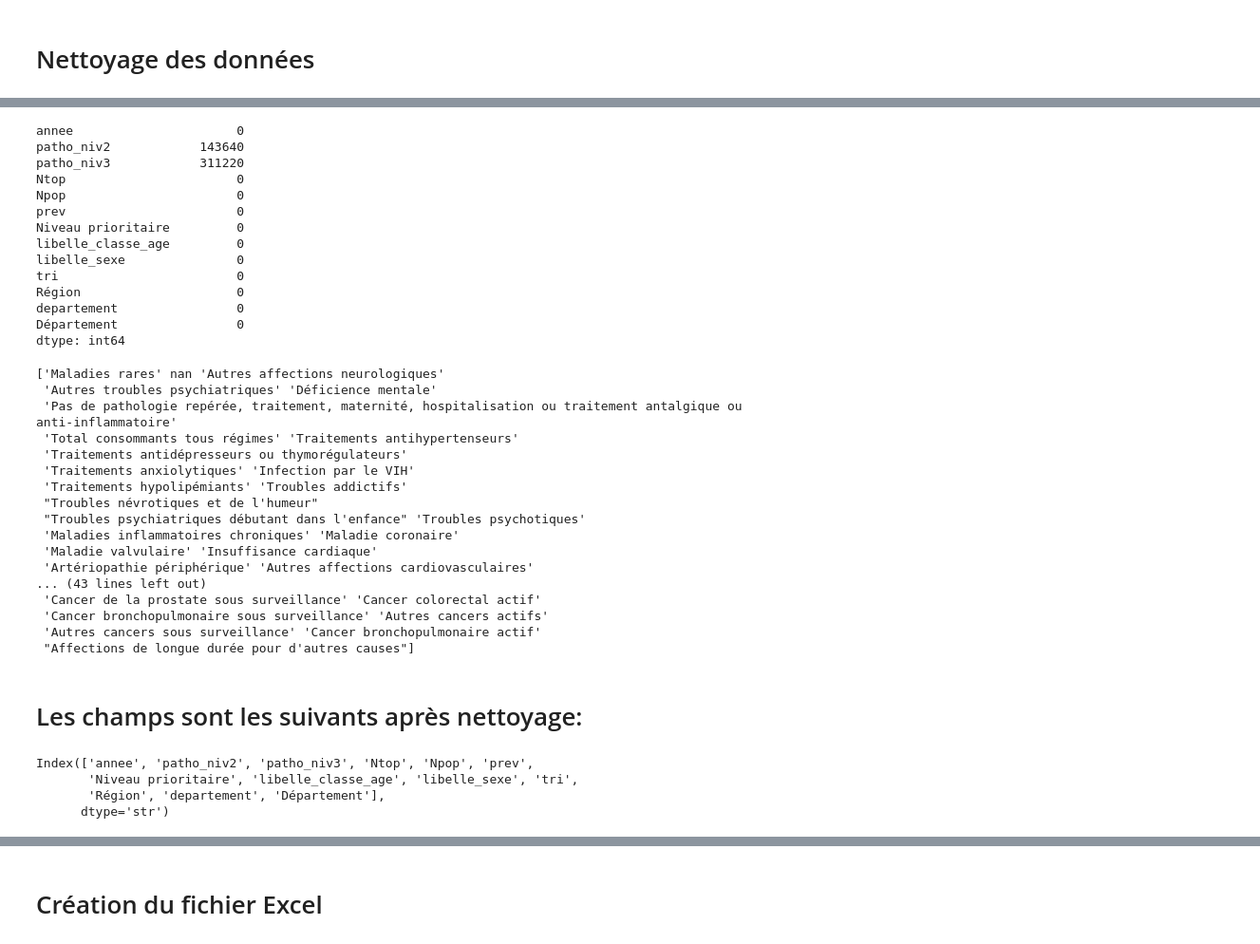
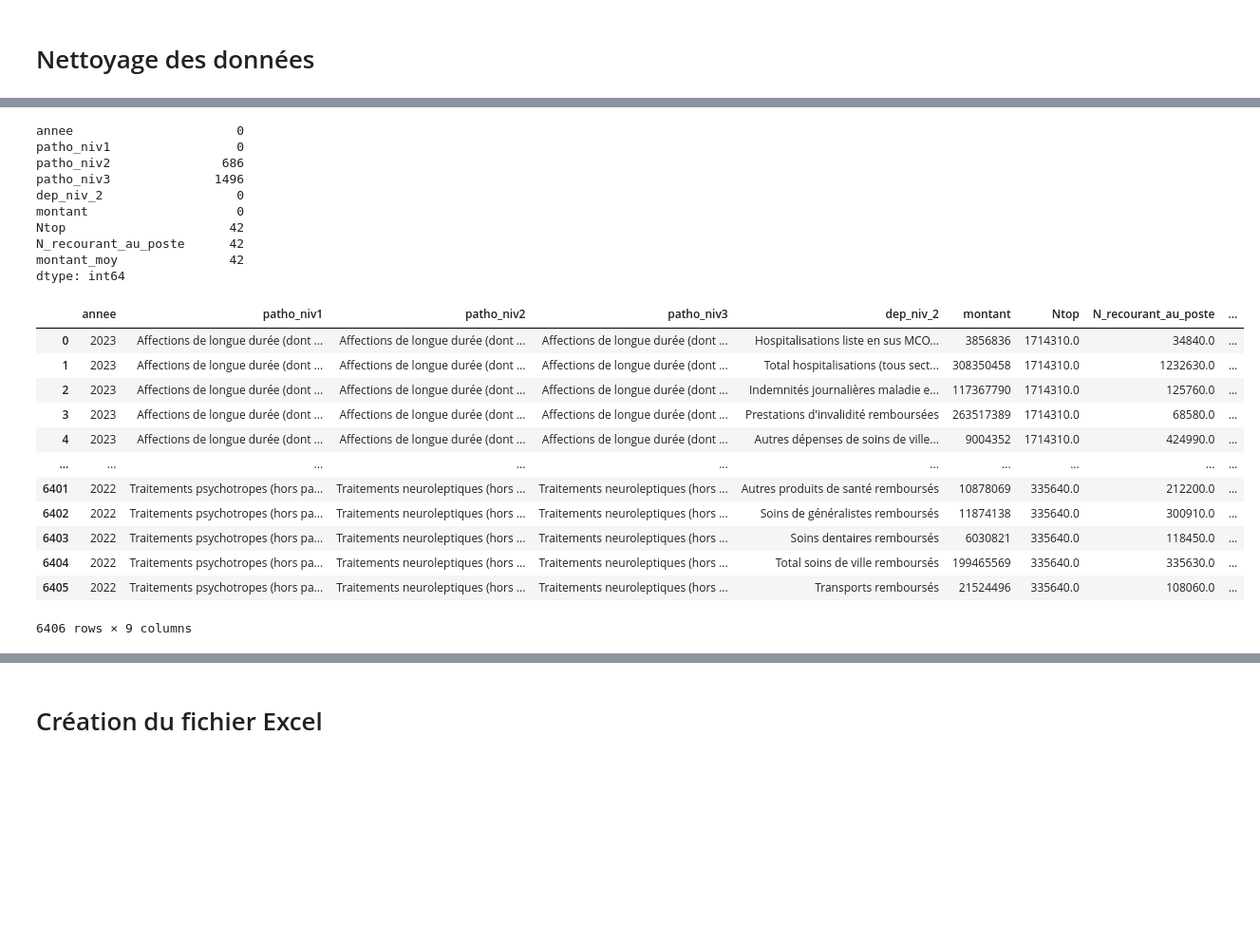
Before and after one commit to AissataProo/PROJET_MEYTE, a Jupyter notebook: notebooks/notebook.ipynb, the cells around one changed output, grey strips where cells are left out. Shown at 95% size. Saved outputs shown, nothing was run; the diff lists cells and outputs as text; code cells hidden in the pictures; blank space fills up the shorter version.

```diff
--- a/notebooks/notebook.ipynb
+++ b/notebooks/notebook.ipynb
@@ -418,3 +477,16 @@ Index(['annee', 'patho_niv2', 'patho_niv3', 'Ntop', 'Npop', 'prev',
       dtype='str')
+# %%
+# Suppression des colonnes inutiles pour le nettoyage final
+df_depenses = df_depenses.drop(
+    columns=[
+        "tri",
+        "Niveau prioritaire",
+        "type_somme",
+        "top",
+        "dep_niv_1"
+
+    ],
+    errors='ignore' # Évite de faire une erreur si ça a déjà été supprimée
+)
 # %% [markdown]
 # Nettoyage des données
@@ -423,51 +493,35 @@ Index(['annee', 'patho_niv2', 'patho_niv3', 'Ntop', 'Npop', 'prev',
 # %%
 (
-    df
+    df_depenses
     .isna()
     .sum(axis=0)
 )
 # %% [output]
 annee                      0
-patho_niv2            143640
-patho_niv3            311220
-Ntop                       0
-Npop                       0
-prev                       0
-Niveau prioritaire         0
-libelle_classe_age         0
-libelle_sexe               0
-tri                        0
-Région                     0
-departement                0
-Département                0
+patho_niv1                 0
+patho_niv2               686
+patho_niv3              1496
+dep_niv_2                  0
+montant                    0
+Ntop                      42
+N_recourant_au_poste      42
+montant_moy               42
 dtype: int64
-# %%
-print(df['patho_niv2'].unique())
-print(df['patho_niv3'].unique())
-# %% [output]
-['Maladies rares' nan 'Autres affections neurologiques'
- 'Autres troubles psychiatriques' 'Déficience mentale'
- 'Pas de pathologie repérée, traitement, maternité, hospitalisation ou traitement antalgique ou anti-inflammatoire'
- 'Total consommants tous régimes' 'Traitements antihypertenseurs'
- 'Traitements antidépresseurs ou thymorégulateurs'
- 'Traitements anxiolytiques' 'Infection par le VIH'
- 'Traitements hypolipémiants' 'Troubles addictifs'
- "Troubles névrotiques et de l'humeur"
- "Troubles psychiatriques débutant dans l'enfance" 'Troubles psychotiques'
- 'Maladies inflammatoires chroniques' 'Maladie coronaire'
- 'Maladie valvulaire' 'Insuffisance cardiaque'
- 'Artériopathie périphérique' 'Autres affections cardiovasculaires'
-... (43 lines left out)
- 'Cancer de la prostate sous surveillance' 'Cancer colorectal actif'
- 'Cancer bronchopulmonaire sous surveillance' 'Autres cancers actifs'
- 'Autres cancers sous surveillance' 'Cancer bronchopulmonaire actif'
- "Affections de longue durée pour d'autres causes"]
-# %% [markdown]
-# Les champs sont les suivants après nettoyage:
+# %%
+df_depenses = df_depenses.drop_duplicates()
 # %%
-df.columns
+df_depenses
 # %% [output]
+|  | annee | patho_niv1 | patho_niv2 | patho_niv3 | dep_niv_2 | montant | Ntop | N_recourant_au_poste | ... |
+| 0 | 2023 | Affections de longue durée (dont ... | Affections de longue durée (dont ... | Affections de longue durée (dont ... | Hospitalisations liste en sus MCO... | 3856836 | 1714310.0 | 34840.0 | ... |
+| 1 | 2023 | Affections de longue durée (dont ... | Affections de longue durée (dont ... | Affections de longue durée (dont ... | Total hospitalisations (tous sect... | 308350458 | 1714310.0 | 1232630.0 | ... |
+| 2 | 2023 | Affections de longue durée (dont ... | Affections de longue durée (dont ... | Affections de longue durée (dont ... | Indemnités journalières maladie e... | 117367790 | 1714310.0 | 125760.0 | ... |
+| 3 | 2023 | Affections de longue durée (dont ... | Affections de longue durée (dont ... | Affections de longue durée (dont ... | Prestations d'invalidité remboursées | 263517389 | 1714310.0 | 68580.0 | ... |
+| 4 | 2023 | Affections de longue durée (dont ... | Affections de longue durée (dont ... | Affections de longue durée (dont ... | Autres dépenses de soins de ville... | 9004352 | 1714310.0 | 424990.0 | ... |
+| ... | ... | ... | ... | ... | ... | ... | ... | ... | ... |
+| 6401 | 2022 | Traitements psychotropes (hors pa... | Traitements neuroleptiques (hors ... | Traitements neuroleptiques (hors ... | Autres produits de santé remboursés | 10878069 | 335640.0 | 212200.0 | ... |
+| 6402 | 2022 | Traitements psychotropes (hors pa... | Traitements neuroleptiques (hors ... | Traitements neuroleptiques (hors ... | Soins de généralistes remboursés | 11874138 | 335640.0 | 300910.0 | ... |
+| 6403 | 2022 | Traitements psychotropes (hors pa... | Traitements neuroleptiques (hors ... | Traitements neuroleptiques (hors ... | Soins dentaires remboursés | 6030821 | 335640.0 | 118450.0 | ... |
+| 6404 | 2022 | Traitements psychotropes (hors pa... | Traitements neuroleptiques (hors ... | Traitements neuroleptiques (hors ... | Total soins de ville remboursés | 199465569 | 335640.0 | 335630.0 | ... |
+| 6405 | 2022 | Traitements psychotropes (hors pa... | Traitements neuroleptiques (hors ... | Traitements neuroleptiques (hors ... | Transports remboursés | 21524496 | 335640.0 | 108060.0 | ... |
-Index(['annee', 'patho_niv2', 'patho_niv3', 'Ntop', 'Npop', 'prev',
-       'Niveau prioritaire', 'libelle_classe_age', 'libelle_sexe', 'tri',
-       'Région', 'departement', 'Département'],
-      dtype='str')
+6406 rows × 9 columns
```
Also changed, not shown: parts of 23 cells of this notebook.
